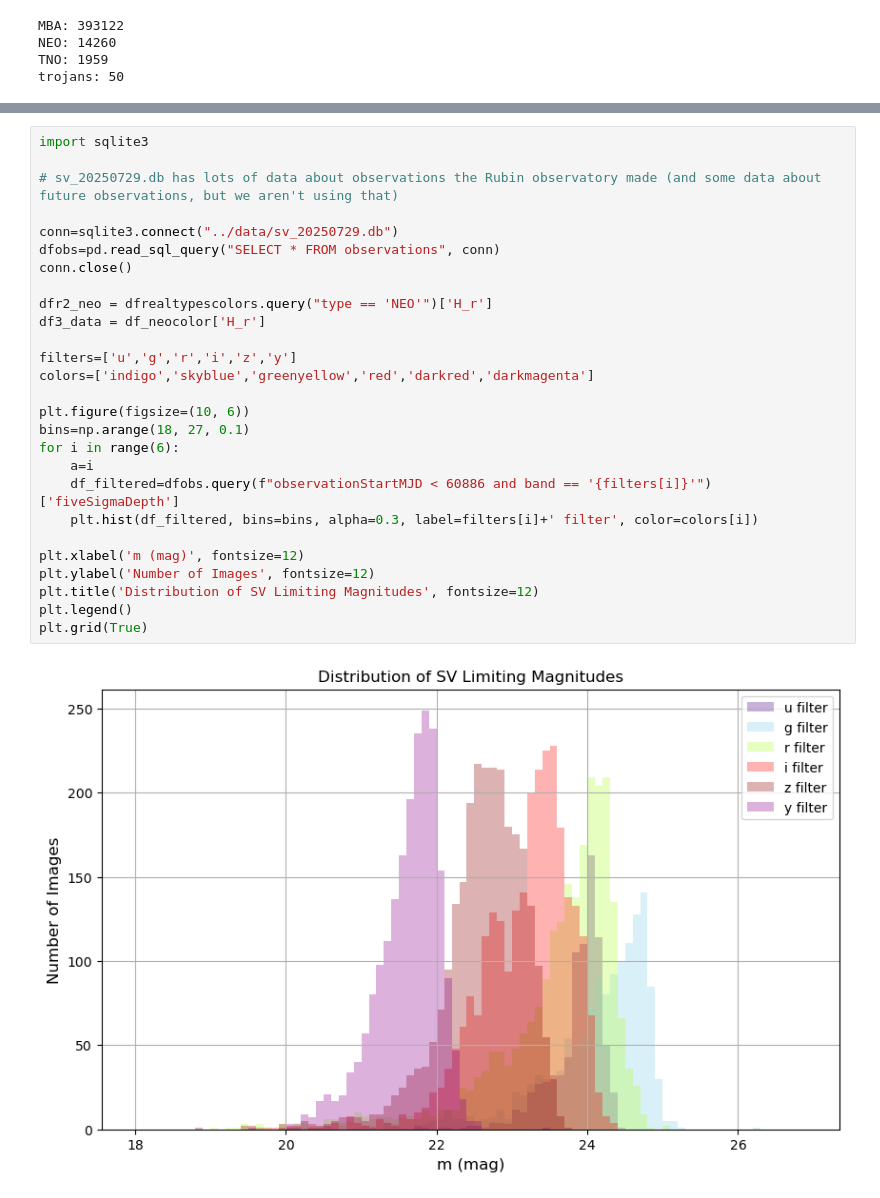
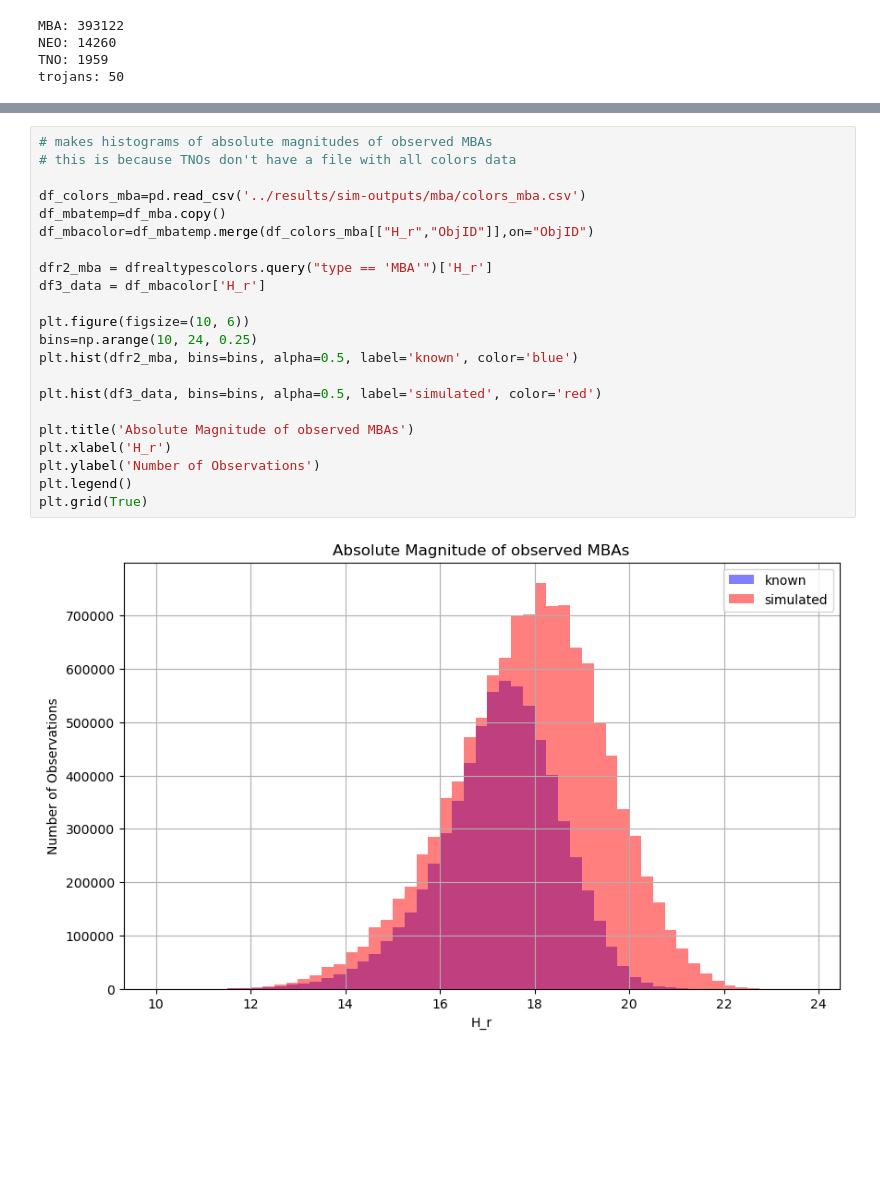
Before and after one commit to mjuric/sv-predictions, a Jupyter notebook: analysis/ast-analysis.ipynb, the cells around one changed output, grey strips where cells are left out. Drawn from its saved outputs; the diff is of its cells as text; blank space fills up the shorter version.

```diff
--- a/analysis/ast-analysis.ipynb
+++ b/analysis/ast-analysis.ipynb
@@ -581,29 +586,24 @@ plt.grid(True)
-# %%
-import sqlite3
-
-# sv_20250729.db has lots of data about observations the Rubin observatory made (and some data about future observations, but we aren't using that)
-
-conn=sqlite3.connect("../data/sv_20250729.db")
-dfobs=pd.read_sql_query("SELECT * FROM observations", conn)
-conn.close()
-
-dfr2_neo = dfrealtypescolors.query("type == 'NEO'")['H_r']
-df3_data = df_neocolor['H_r']
-
-filters=['u','g','r','i','z','y']
-colors=['indigo','skyblue','greenyellow','red','darkred','darkmagenta']
-
-plt.figure(figsize=(10, 6))
-bins=np.arange(18, 27, 0.1)
-for i in range(6):
-    a=i
-    df_filtered=dfobs.query(f"observationStartMJD < 60886 and band == '{filters[i]}'")['fiveSigmaDepth']
-    plt.hist(df_filtered, bins=bins, alpha=0.3, label=filters[i]+' filter', color=colors[i])
-
-plt.xlabel('m (mag)', fontsize=12)
-plt.ylabel('Number of Images', fontsize=12)
-plt.title('Distribution of SV Limiting Magnitudes', fontsize=12)
-plt.legend()
-plt.grid(True)
-# %% [output]
-[figure]
+# %%
+# makes histograms of absolute magnitudes of observed MBAs
+# this is because TNOs don't have a file with all colors data
+
+df_colors_mba=pd.read_csv('../results/sim-outputs/mba/colors_mba.csv')
+df_mbatemp=df_mba.copy()
+df_mbacolor=df_mbatemp.merge(df_colors_mba[["H_r","ObjID"]],on="ObjID")
+
+dfr2_mba = dfrealtypescolors.query("type == 'MBA'")['H_r']
+df3_data = df_mbacolor['H_r']
+
+plt.figure(figsize=(10, 6))
+bins=np.arange(10, 24, 0.25)
+plt.hist(dfr2_mba, bins=bins, alpha=0.5, label='known', color='blue')
+
+plt.hist(df3_data, bins=bins, alpha=0.5, label='simulated', color='red')
+
+plt.title('Absolute Magnitude of observed MBAs')
+plt.xlabel('H_r')
+plt.ylabel('Number of Observations')
+plt.legend()
+plt.grid(True)
+# %% [output]
+[figure, added]
```
Also changed, not shown: parts of 21 cells of this notebook.
